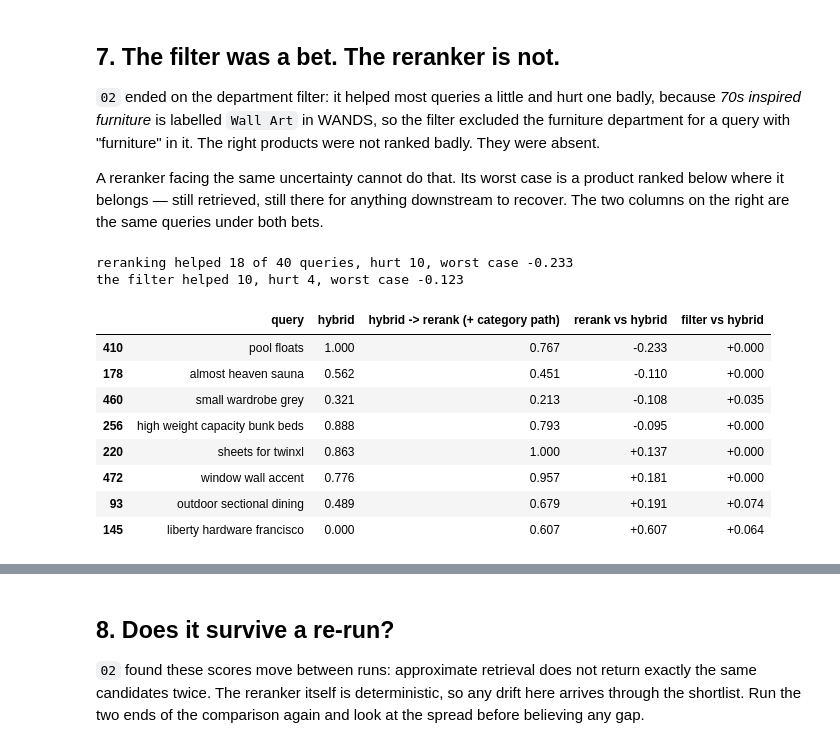
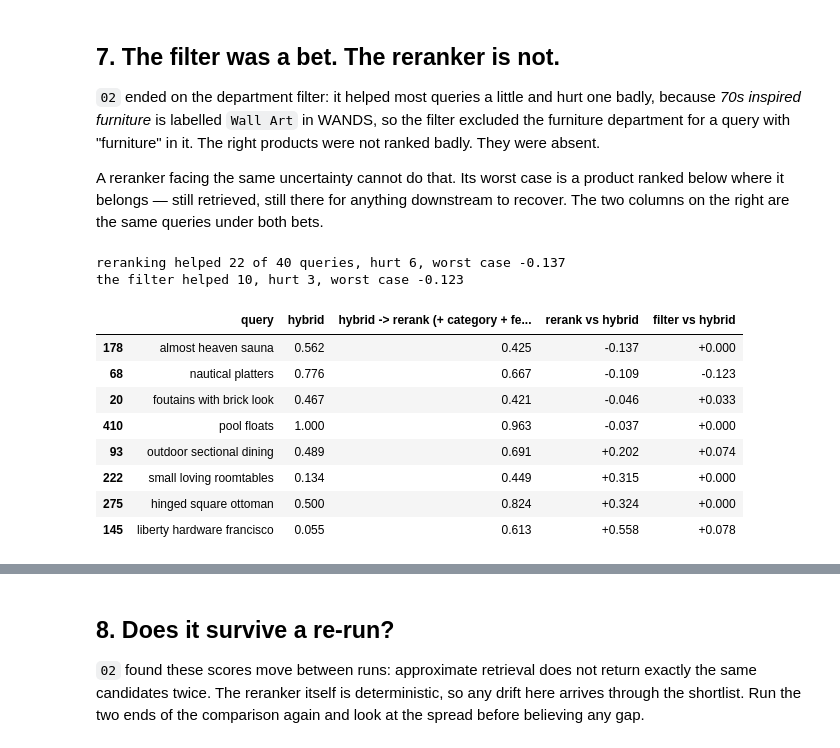
Before and after one commit to omnifroodle/couchbase_notebooks, a Jupyter notebook: notebooks/retrieval/03_retrieve_wide_rerank_narrow.ipynb, the cells around one changed output, grey strips where cells are left out. Saved outputs shown, nothing was run; the diff lists cells and outputs as text; code cells hidden in the pictures.

```diff
--- a/notebooks/retrieval/03_retrieve_wide_rerank_narrow.ipynb
+++ b/notebooks/retrieval/03_retrieve_wide_rerank_narrow.ipynb
@@ -122,6 +133,7 @@ upsert_docs(collection, {
         "product_name": row.product_name,
         "department": row.department,
         "category_path": row.category_hierarchy,
+        "features": row.product_features,      # spec text, for the reranker to read
         "embedding": vector.tolist(),
     }
     for row, vector in zip(products.itertuples(index=False), vectors, strict=True)
@@ -147,21 +159,30 @@ candidates, sort by what it says.
 # %%
 import couchbase.search as search
 
-from cbnb.couchbase_io import hybrid_search
+from cbnb.couchbase_io import get_docs, hybrid_search
 from cbnb.rerank import Reranker
 
 WHERE = dict(bucket_name=BUCKET, scope_name=SCOPE, index_name=INDEX)
 SHORTLIST = 50          # candidates retrieved, and the depth the reranker reads
 CANDIDATES = 200        # vector candidates the index considers before cutting to k
-FIELDS = ["text", "category_path", "department"]
+FIELDS = ["text", "category_path", "department"]     # what the index stores
 
 
 def retrieve(query, k=SHORTLIST, prefilter=None):
-    """Wide and cheap: one hybrid Search request."""
-    return hybrid_search(cluster, **WHERE, vector_field="embedding",
+    """Wide and cheap: one hybrid Search request, then read the documents.
+
+    The index stores only what search needs. `features` is on the document and
+    not in the index, so the shortlist is hydrated from the data service -- 50
+    key lookups, the cheapest operation Couchbase has.
+    """
+    hits = hybrid_search(cluster, **WHERE, vector_field="embedding",
                          query_vector=embedder.encode_one(query),
                          text_query=search.MatchQuery(query, field="text"),
                          k=k, num_candidates=CANDIDATES, fields=FIELDS, prefilter=prefilter)
+    documents = get_docs(collection, [hit.id for hit in hits])
+    for hit in hits:
+        hit.fields.update(documents.get(hit.id, {}))
+    return hits
 
 
 reranker = Reranker()      # cross-encoder/ms-marco-MiniLM-L-6-v2, ~80MB, CPU is fine
@@ -301,8 +328,11 @@ pipeline again.
 # %%
-richer, elapsed = run_strategy("hybrid -> rerank (+ category path)",
-                               rerank_fields=["text", "category_path"])
-runs.append(richer)
-seconds["hybrid -> rerank (+ category path)"] = elapsed
+for name, fields in {
+    "hybrid -> rerank (+ category path)": ["text", "category_path"],
+    "hybrid -> rerank (+ category + features)": ["text", "category_path", "features"],
+}.items():
+    run, elapsed = run_strategy(name, rerank_fields=fields)
+    runs.append(run)
+    seconds[name] = elapsed
 
 scores = compare(runs, qrels, measures=["nDCG@10", "R@50", "RR", "P@10"])
 scores["seconds / 40 queries"] = pd.Series(seconds)
@@ -390,36 +429,37 @@ columns on the right are the same queries under both bets.
 # %%
 from cbnb.eval import score_per_query
 
-keep = {"hybrid", "hybrid + department filter", "hybrid -> rerank (+ category path)"}
+keep = {"hybrid", "hybrid + department filter", "hybrid -> rerank (+ category + features)"}
 per_query = pd.DataFrame({run.name: score_per_query(run, qrels, "nDCG@10")
                           for run in runs if run.name in keep})
-per_query["rerank vs hybrid"] = per_query["hybrid -> rerank (+ category path)"] - per_query["hybrid"]
+per_query["rerank vs hybrid"] = per_query["hybrid -> rerank (+ category + features)"] - per_query["hybrid"]
 per_query["filter vs hybrid"] = per_query["hybrid + department filter"] - per_query["hybrid"]
 per_query = per_query.join(evalset.queries.set_index(evalset.queries.query_id.astype(str))["query"])
 
 print(f"reranking helped {(per_query['rerank vs hybrid'] > 0).sum()} of {len(per_query)} queries, "
       f"hurt {(per_query['rerank vs hybrid'] < 0).sum()}, "
       f"worst case {per_query['rerank vs hybrid'].min():+.3f}")
 print(f"the filter helped {(per_query['filter vs hybrid'] > 0).sum()}, "
       f"hurt {(per_query['filter vs hybrid'] < 0).sum()}, "
       f"worst case {per_query['filter vs hybrid'].min():+.3f}")
 
 extremes = per_query.sort_values("rerank vs hybrid")
-columns = ["query", "hybrid", "hybrid -> rerank (+ category path)", "rerank vs hybrid", "filter vs hybrid"]
+columns = ["query", "hybrid", "hybrid -> rerank (+ category + features)",
+           "rerank vs hybrid", "filter vs hybrid"]
 pd.concat([extremes.head(4), extremes.tail(4)])[columns].style.format(
-    {"hybrid": "{:.3f}", "hybrid -> rerank (+ category path)": "{:.3f}",
+    {"hybrid": "{:.3f}", "hybrid -> rerank (+ category + features)": "{:.3f}",
      "rerank vs hybrid": "{:+.3f}", "filter vs hybrid": "{:+.3f}"}
 )
 # %% [output]
-reranking helped 18 of 40 queries, hurt 10, worst case -0.233
-the filter helped 10, hurt 4, worst case -0.123
+reranking helped 22 of 40 queries, hurt 6, worst case -0.137
+the filter helped 10, hurt 3, worst case -0.123
-|  | query | hybrid | hybrid -> rerank (+ category path) | rerank vs hybrid | filter vs hybrid |
-| 410 | pool floats | 1.000 | 0.767 | -0.233 | +0.000 |
-| 178 | almost heaven sauna | 0.562 | 0.451 | -0.110 | +0.000 |
-| 460 | small wardrobe grey | 0.321 | 0.213 | -0.108 | +0.035 |
-| 256 | high weight capacity bunk beds | 0.888 | 0.793 | -0.095 | +0.000 |
-| 220 | sheets for twinxl | 0.863 | 1.000 | +0.137 | +0.000 |
-| 472 | window wall accent | 0.776 | 0.957 | +0.181 | +0.000 |
-| 93 | outdoor sectional dining | 0.489 | 0.679 | +0.191 | +0.074 |
-| 145 | liberty hardware francisco | 0.000 | 0.607 | +0.607 | +0.064 |
+|  | query | hybrid | hybrid -> rerank (+ category + fe... | rerank vs hybrid | filter vs hybrid |
+| 178 | almost heaven sauna | 0.562 | 0.425 | -0.137 | +0.000 |
+| 68 | nautical platters | 0.776 | 0.667 | -0.109 | -0.123 |
+| 20 | foutains with brick look | 0.467 | 0.421 | -0.046 | +0.033 |
+| 410 | pool floats | 1.000 | 0.963 | -0.037 | +0.000 |
+| 93 | outdoor sectional dining | 0.489 | 0.691 | +0.202 | +0.074 |
+| 222 | small loving roomtables | 0.134 | 0.449 | +0.315 | +0.000 |
+| 275 | hinged square ottoman | 0.500 | 0.824 | +0.324 | +0.000 |
+| 145 | liberty hardware francisco | 0.055 | 0.613 | +0.558 | +0.078 |
 # %% [markdown]
```
Also changed, not shown: parts of 15 cells of this notebook, 6 other files.
